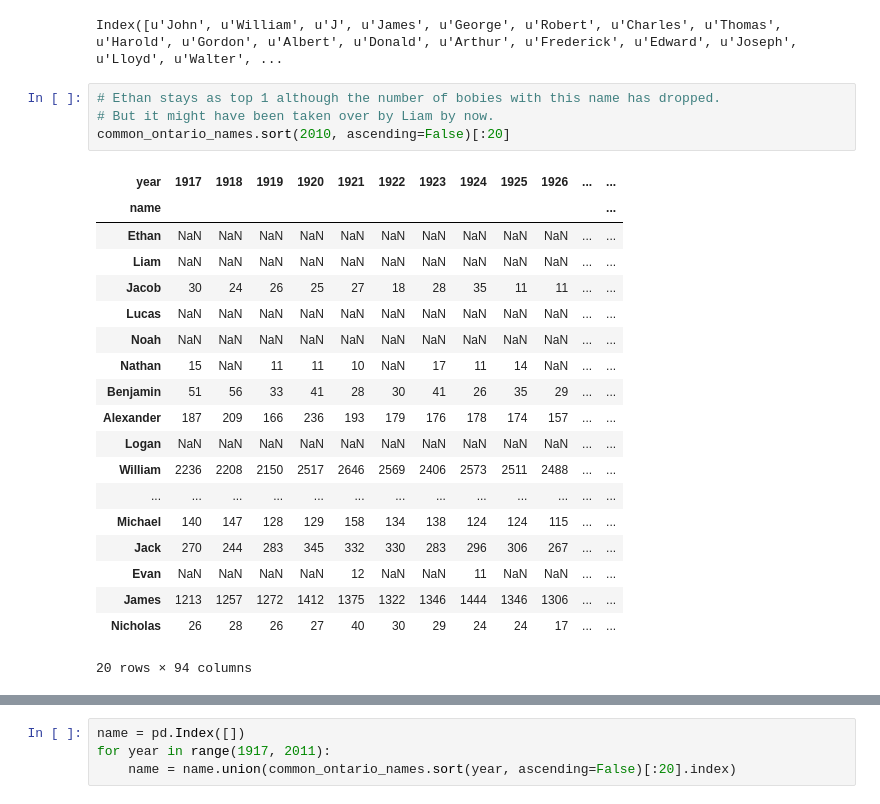
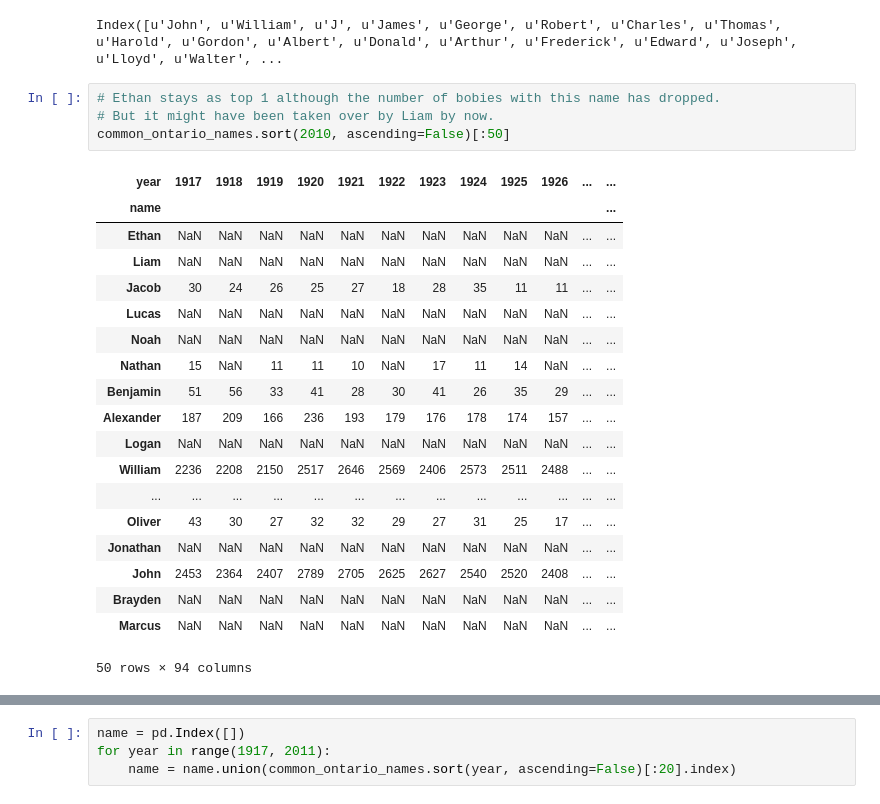
Before and after one commit to c0ns0le/ipython-notebooks, a Jupyter notebook: pydata/Baby boy names in Alberta and Ontario.ipynb, the cells around one changed output, grey strips where cells are left out. Cells and saved outputs as stored; diff of their text form.

```diff
--- a/pydata/Baby boy names in Alberta and Ontario.ipynb
+++ b/pydata/Baby boy names in Alberta and Ontario.ipynb
@@ -438,24 +514,24 @@ Index([u'John', u'William', u'J', u'James', u'George', u'Robert', u'Charles', u'
 # %%
 # Ethan stays as top 1 although the number of bobies with this name has dropped.
 # But it might have been taken over by Liam by now.
-common_ontario_names.sort(2010, ascending=False)[:20]
+common_ontario_names.sort(2010, ascending=False)[:50]
 # %% [output]
 | year | 1917 | 1918 | 1919 | 1920 | 1921 | 1922 | 1923 | 1924 | 1925 | 1926 | ... | ... |
 | name |  |  |  |  |  |  |  |  |  |  |  | ... |
 | Ethan | NaN | NaN | NaN | NaN | NaN | NaN | NaN | NaN | NaN | NaN | ... | ... |
 | Liam | NaN | NaN | NaN | NaN | NaN | NaN | NaN | NaN | NaN | NaN | ... | ... |
 | Jacob | 30 | 24 | 26 | 25 | 27 | 18 | 28 | 35 | 11 | 11 | ... | ... |
 | Lucas | NaN | NaN | NaN | NaN | NaN | NaN | NaN | NaN | NaN | NaN | ... | ... |
 | Noah | NaN | NaN | NaN | NaN | NaN | NaN | NaN | NaN | NaN | NaN | ... | ... |
 | Nathan | 15 | NaN | 11 | 11 | 10 | NaN | 17 | 11 | 14 | NaN | ... | ... |
 | Benjamin | 51 | 56 | 33 | 41 | 28 | 30 | 41 | 26 | 35 | 29 | ... | ... |
 | Alexander | 187 | 209 | 166 | 236 | 193 | 179 | 176 | 178 | 174 | 157 | ... | ... |
 | Logan | NaN | NaN | NaN | NaN | NaN | NaN | NaN | NaN | NaN | NaN | ... | ... |
 | William | 2236 | 2208 | 2150 | 2517 | 2646 | 2569 | 2406 | 2573 | 2511 | 2488 | ... | ... |
 | ... | ... | ... | ... | ... | ... | ... | ... | ... | ... | ... | ... | ... |
-| Michael | 140 | 147 | 128 | 129 | 158 | 134 | 138 | 124 | 124 | 115 | ... | ... |
-| Jack | 270 | 244 | 283 | 345 | 332 | 330 | 283 | 296 | 306 | 267 | ... | ... |
-| Evan | NaN | NaN | NaN | NaN | 12 | NaN | NaN | 11 | NaN | NaN | ... | ... |
-| James | 1213 | 1257 | 1272 | 1412 | 1375 | 1322 | 1346 | 1444 | 1346 | 1306 | ... | ... |
-| Nicholas | 26 | 28 | 26 | 27 | 40 | 30 | 29 | 24 | 24 | 17 | ... | ... |
+| Oliver | 43 | 30 | 27 | 32 | 32 | 29 | 27 | 31 | 25 | 17 | ... | ... |
+| Jonathan | NaN | NaN | NaN | NaN | NaN | NaN | NaN | NaN | NaN | NaN | ... | ... |
+| John | 2453 | 2364 | 2407 | 2789 | 2705 | 2625 | 2627 | 2540 | 2520 | 2408 | ... | ... |
+| Brayden | NaN | NaN | NaN | NaN | NaN | NaN | NaN | NaN | NaN | NaN | ... | ... |
+| Marcus | NaN | NaN | NaN | NaN | NaN | NaN | NaN | NaN | NaN | NaN | ... | ... |
-20 rows × 94 columns
+50 rows × 94 columns
```
Also changed, not shown: parts of 14 cells of this notebook, 1 other file.
